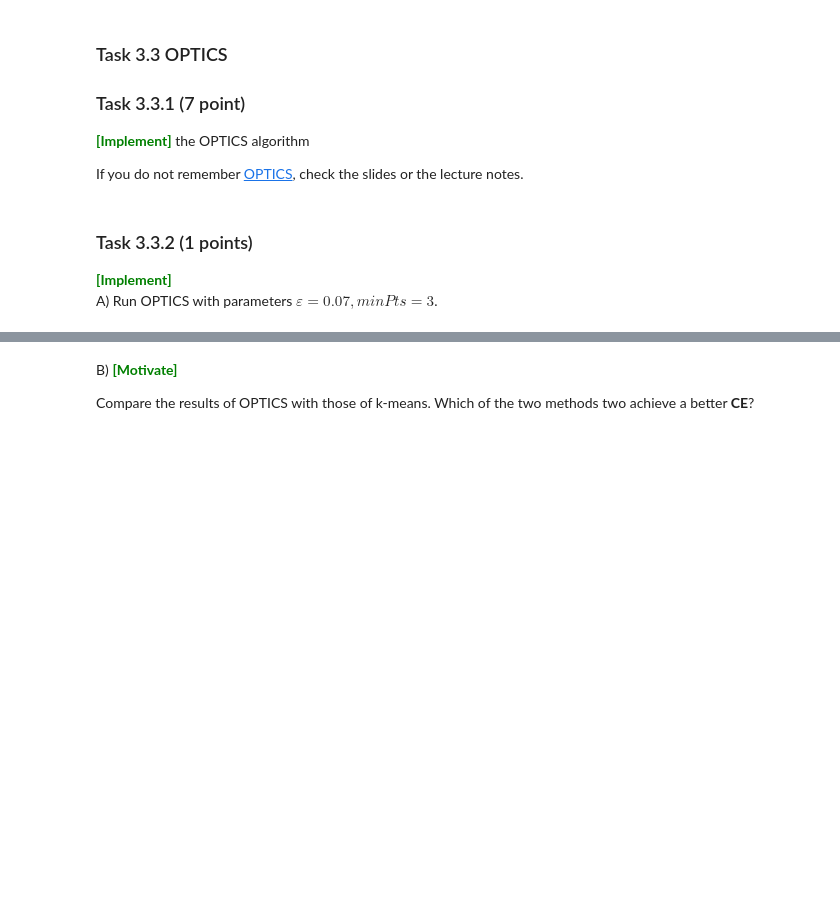
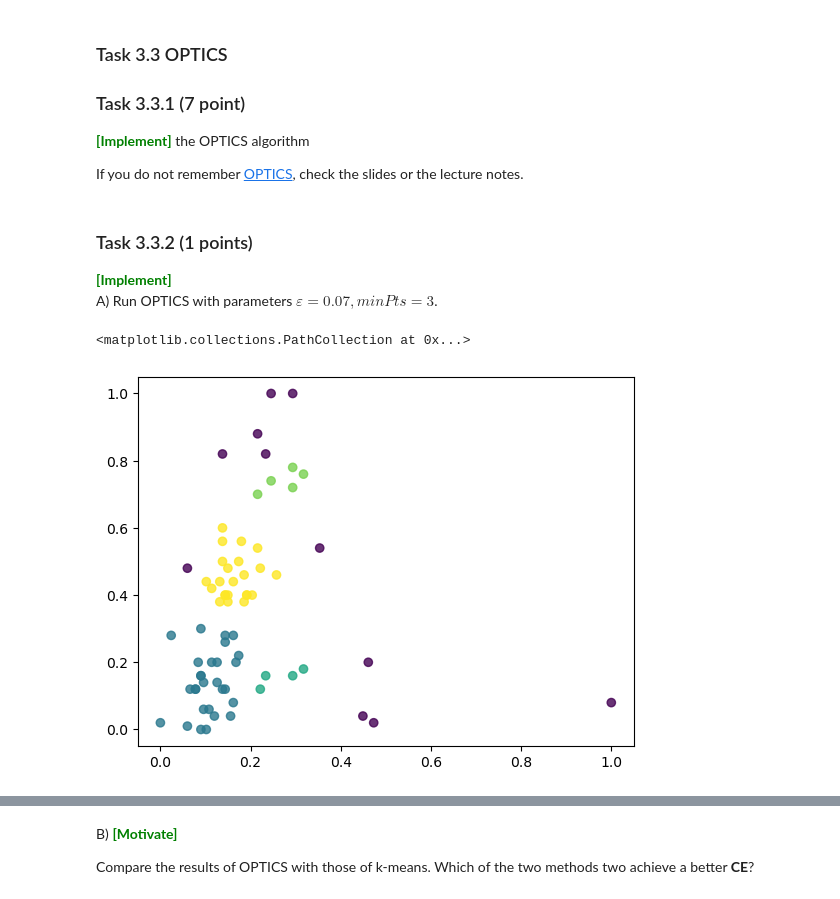
Before and after one commit to annesparks/dm23_handins, a Jupyter notebook: handins/handin1.ipynb, the cells around one changed output, grey strips where cells are left out. Saved outputs shown, nothing was run; the diff lists cells and outputs as text; code cells hidden in the pictures; blank space fills up the shorter version.

Commit message:
add optics

```diff
--- a/handins/handin1.ipynb
+++ b/handins/handin1.ipynb
@@ -1237,17 +1237,3 @@ As is apparent from the formula for purity, it only chooses the ground truth clu
 <span style='color: green'>**\[Implement\]**</span> the OPTICS algorithm
 
 If you do not remember [OPTICS](https://en.wikipedia.org/wiki/OPTICS_algorithm), check the slides or the lecture notes.
-# %%
-def rdist(x,y,eps,min_samples):
-    ### YOUR CODE HERE
-
-
-    ### YOUR CODE HERE
-    return rdis
-
-def kernel_kmeans(X, eps, min_samples):
-    ### YOUR CODE HERE
-
-
-    ### YOUR CODE HERE
-    return clusters
@@ -1263,0 +1359,8 @@ A) Run OPTICS with parameters $\varepsilon=0.07, minPts=3$. <br>
+# %%
+X_norm = (X - X.min(0)) / X.ptp(0)
+
+clusters, ordering = optics(X_norm, 0.07, 3)
+plt.scatter(X_norm[:, 0], X_norm[:, 1], alpha=0.8, c=clusters)
+# %% [output]
+<matplotlib.collections.PathCollection at 0x...>
+[figure, added]
```
Also changed, not shown: parts of 3 cells of this notebook.
